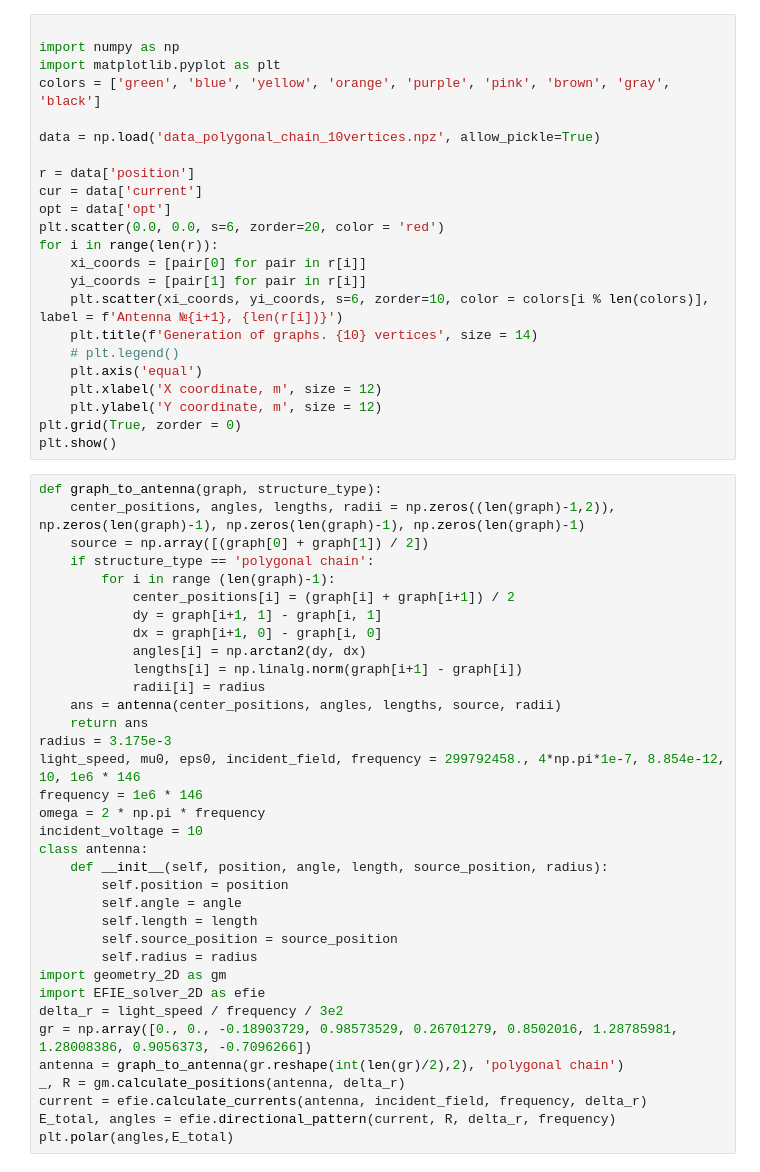
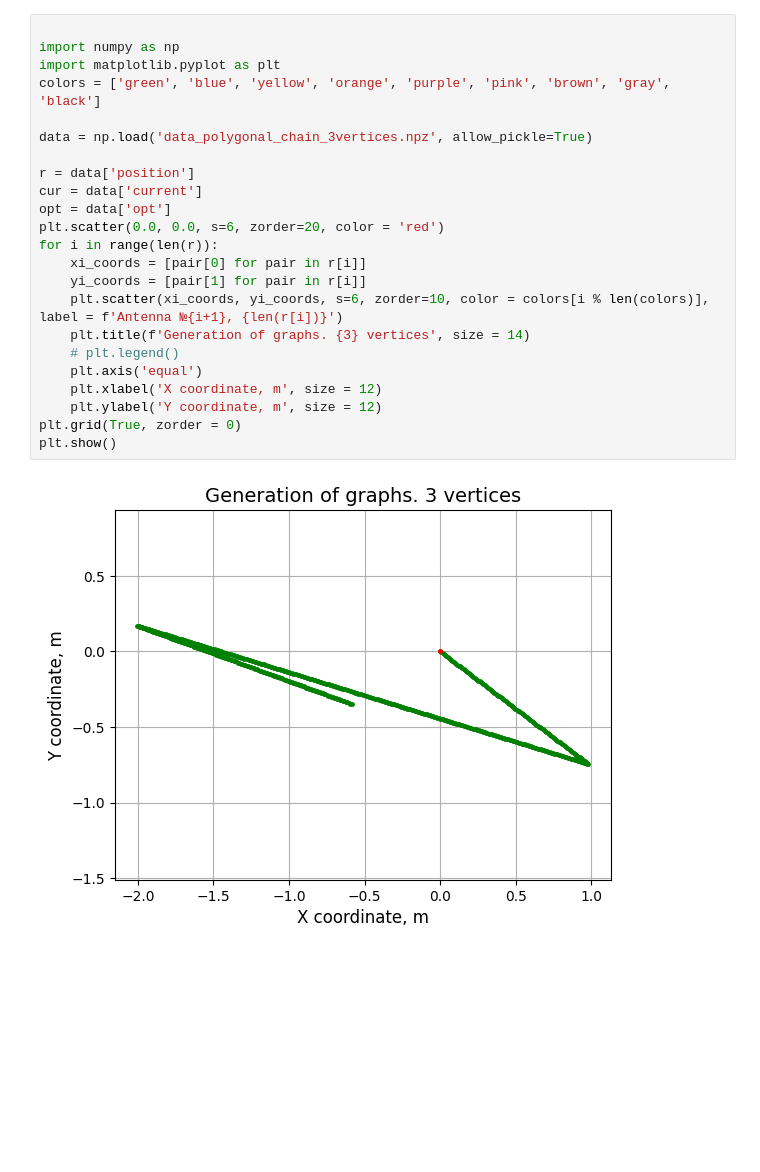
Before and after one commit to Sh4DowBurn/Method-of-Moments-for-antennas, a Jupyter notebook: 2D_EFIE/test1.ipynb, the cells around one changed output. Saved outputs shown, nothing was run; the diff lists cells and outputs as text; blank space fills up the shorter version.

```diff
--- a/2D_EFIE/test1.ipynb
+++ b/2D_EFIE/test1.ipynb
@@ -192,61 +228,28 @@ np.savez(
 # %%
 
 import numpy as np
 import matplotlib.pyplot as plt
 colors = ['green', 'blue', 'yellow', 'orange', 'purple', 'pink', 'brown', 'gray', 'black']
 
-data = np.load('data_polygonal_chain_10vertices.npz', allow_pickle=True)
+data = np.load('data_polygonal_chain_3vertices.npz', allow_pickle=True)
 
 r = data['position']
 cur = data['current']
 opt = data['opt']
 plt.scatter(0.0, 0.0, s=6, zorder=20, color = 'red')
 for i in range(len(r)):
     xi_coords = [pair[0] for pair in r[i]]
     yi_coords = [pair[1] for pair in r[i]]
     plt.scatter(xi_coords, yi_coords, s=6, zorder=10, color = colors[i % len(colors)], label = f'Antenna №{i+1}, {len(r[i])}')
-    plt.title(f'Generation of graphs. {10} vertices', size = 14)
+    plt.title(f'Generation of graphs. {3} vertices', size = 14)
     # plt.legend()
     plt.axis('equal')
     plt.xlabel('X coordinate, m', size = 12)
     plt.ylabel('Y coordinate, m', size = 12)
 plt.grid(True, zorder = 0)
 plt.show()
+# %% [output]
+[figure, added]
-# %%
-def graph_to_antenna(graph, structure_type):
-    center_positions, angles, lengths, radii = np.zeros((len(graph)-1,2)), np.zeros(len(graph)-1), np.zeros(len(graph)-1), np.zeros(len(graph)-1)
-    source = np.array([(graph[0] + graph[1]) / 2])
-    if structure_type == 'polygonal chain':
-        for i in range (len(graph)-1):
-            center_positions[i] = (graph[i] + graph[i+1]) / 2
-            dy = graph[i+1, 1] - graph[i, 1]
-            dx = graph[i+1, 0] - graph[i, 0]
-            angles[i] = np.arctan2(dy, dx)
-            lengths[i] = np.linalg.norm(graph[i+1] - graph[i])
-            radii[i] = radius
-    ans = antenna(center_positions, angles, lengths, source, radii)
-    return ans
-radius = 3.175e-3
-light_speed, mu0, eps0, incident_field, frequency = 299792458., 4*np.pi*1e-7, 8.854e-12, 10, 1e6 * 146
-frequency = 1e6 * 146
-omega = 2 * np.pi * frequency
-incident_voltage = 10
-class antenna:
-    def __init__(self, position, angle, length, source_position, radius):
-        self.position = position
-        self.angle = angle
-        self.length = length
-        self.source_position = source_position
-        self.radius = radius
-import geometry_2D as gm
-import EFIE_solver_2D as efie
-delta_r = light_speed / frequency / 3e2
-gr = np.array([0., 0., -0.18903729, 0.98573529, 0.26701279, 0.8502016, 1.28785981, 1.28008386, 0.9056373, -0.7096266])
-antenna = graph_to_antenna(gr.reshape(int(len(gr)/2),2), 'polygonal chain')
-_, R = gm.calculate_positions(antenna, delta_r)
-current = efie.calculate_currents(antenna, incident_field, frequency, delta_r)
-E_total, angles = efie.directional_pattern(current, R, delta_r, frequency)
-plt.polar(angles,E_total)
 # %%
 import matplotlib.pyplot as plt
 import numpy as np
```
Also changed, not shown: parts of 7 cells of this notebook, 15 other files.
